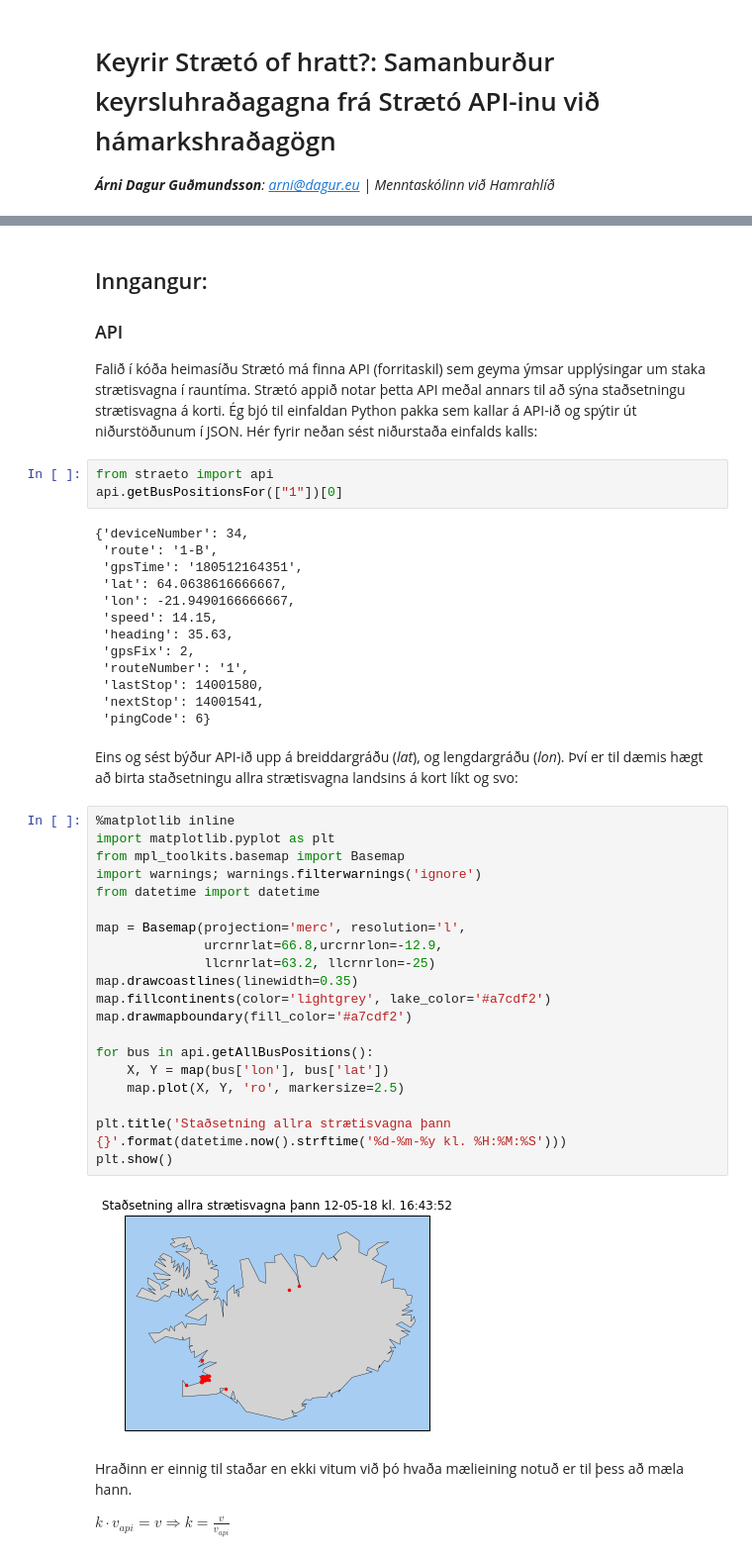
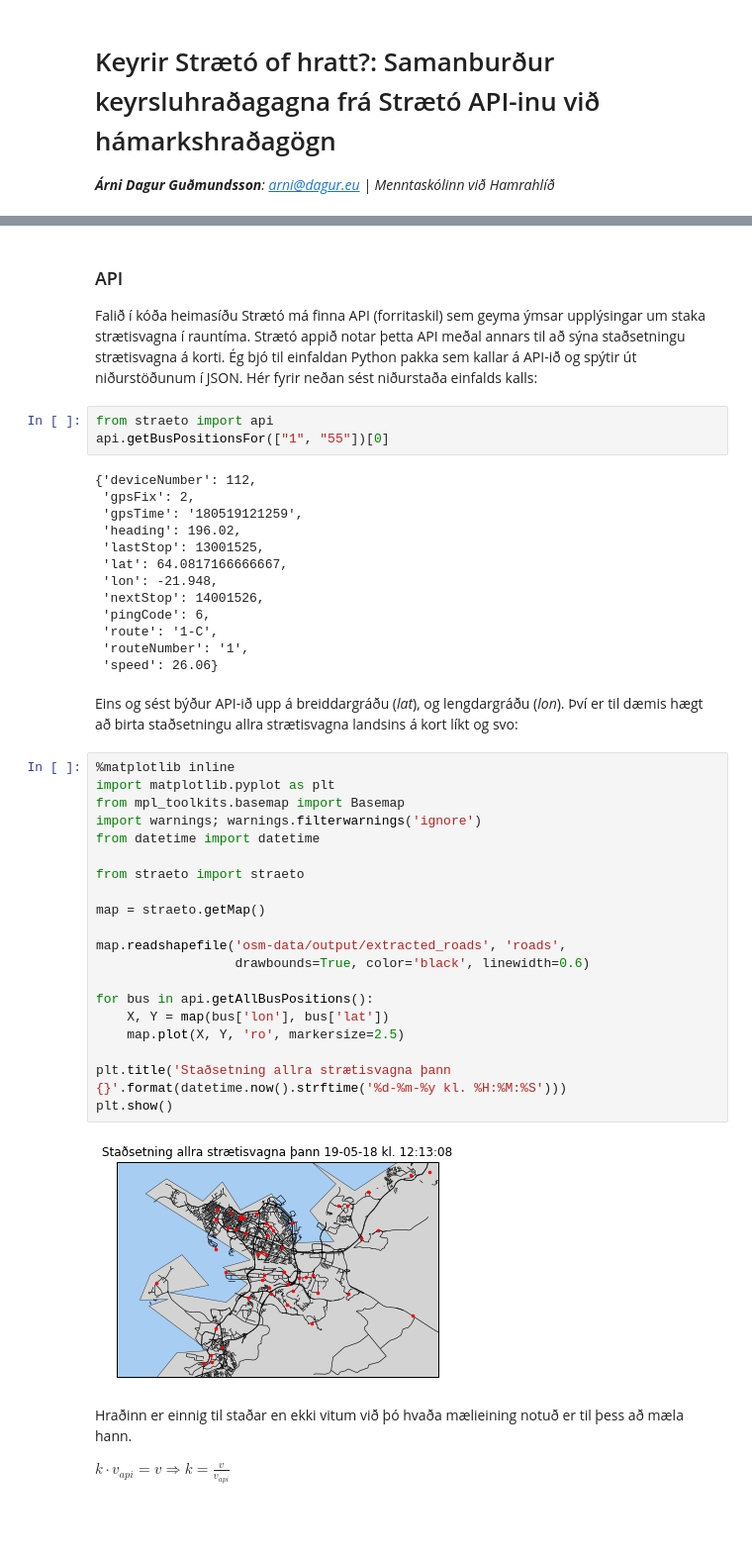
Before and after one commit to ArniDagur/straeto-notebook, a Jupyter notebook: straeto-notebook.ipynb, the cells around one changed output, grey strips where cells are left out. Shown at 99% size. Drawn from its saved outputs; the diff is of its cells as text; blank space fills up the shorter version.

```diff
--- a/straeto-notebook.ipynb
+++ b/straeto-notebook.ipynb
@@ -5,48 +9,46 @@ _**Árni Dagur Guðmundsson**: arni@dagur.eu | Menntaskólinn við Hamrahlíð_
 # %% [markdown]
-## Inngangur:
-
 ### API
 Falið í kóða heimasíðu Strætó má finna API (forritaskil) sem geyma ýmsar upplýsingar um staka strætisvagna í rauntíma. Strætó appið notar þetta API meðal annars til að sýna staðsetningu strætisvagna á korti. Ég bjó til einfaldan Python pakka sem kallar á API-ið og spýtir út niðurstöðunum í JSON. Hér fyrir neðan sést niðurstaða einfalds kalls:
 # %%
 from straeto import api
-api.getBusPositionsFor(["1"])[0]
+api.getBusPositionsFor(["1", "55"])[0]
 # %% [output]
-{'deviceNumber': 34,
- 'route': '1-B',
- 'gpsTime': '180512164351',
- 'lat': 64.0638616666667,
- 'lon': -21.9490166666667,
- 'speed': 14.15,
- 'heading': 35.63,
+{'deviceNumber': 112,
  'gpsFix': 2,
+ 'gpsTime': '180519121259',
+ 'heading': 196.02,
+ 'lastStop': 13001525,
+ 'lat': 64.0817166666667,
+ 'lon': -21.948,
+ 'nextStop': 14001526,
+ 'pingCode': 6,
+ 'route': '1-C',
  'routeNumber': '1',
- 'lastStop': 14001580,
- 'nextStop': 14001541,
- 'pingCode': 6}
+ 'speed': 26.06}
 # %% [markdown]
 Eins og sést býður API-ið upp á breiddargráðu (_lat_), og lengdargráðu (_lon_). Því er til dæmis hægt að birta staðsetningu allra strætisvagna landsins á kort líkt og svo:
 # %%
 %matplotlib inline
 import matplotlib.pyplot as plt
 from mpl_toolkits.basemap import Basemap
 import warnings; warnings.filterwarnings('ignore')
 from datetime import datetime
 
-map = Basemap(projection='merc', resolution='l',
-              urcrnrlat=66.8,urcrnrlon=-12.9,
-              llcrnrlat=63.2, llcrnrlon=-25)
-map.drawcoastlines(linewidth=0.35)
-map.fillcontinents(color='lightgrey', lake_color='#a7cdf2')
-map.drawmapboundary(fill_color='#a7cdf2')
+from straeto import straeto
+
+map = straeto.getMap()
+
+map.readshapefile('osm-data/output/extracted_roads', 'roads',
+                  drawbounds=True, color='black', linewidth=0.6)
 
 for bus in api.getAllBusPositions():
     X, Y = map(bus['lon'], bus['lat'])
     map.plot(X, Y, 'ro', markersize=2.5)
 
 plt.title('Staðsetning allra strætisvagna þann {}'.format(datetime.now().strftime('%d-%m-%y kl. %H:%M:%S')))
 plt.show()
 # %% [output]
-[figure, old version]
+[figure, new version]
 # %% [markdown]
 Hraðinn er einnig til staðar en ekki vitum við þó hvaða mælieining notuð er til þess að mæla hann.
 
```
Also changed, not shown: parts of 6 cells of this notebook, 2 other files.
